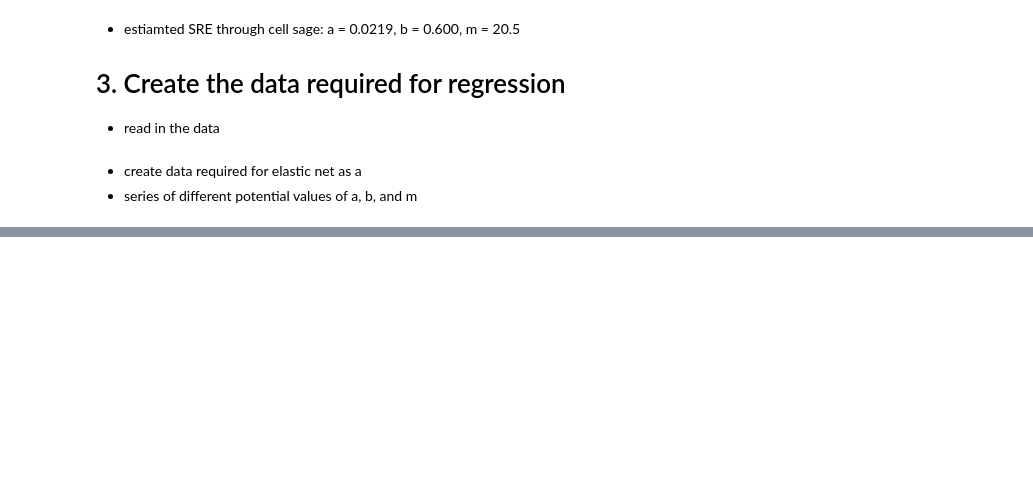
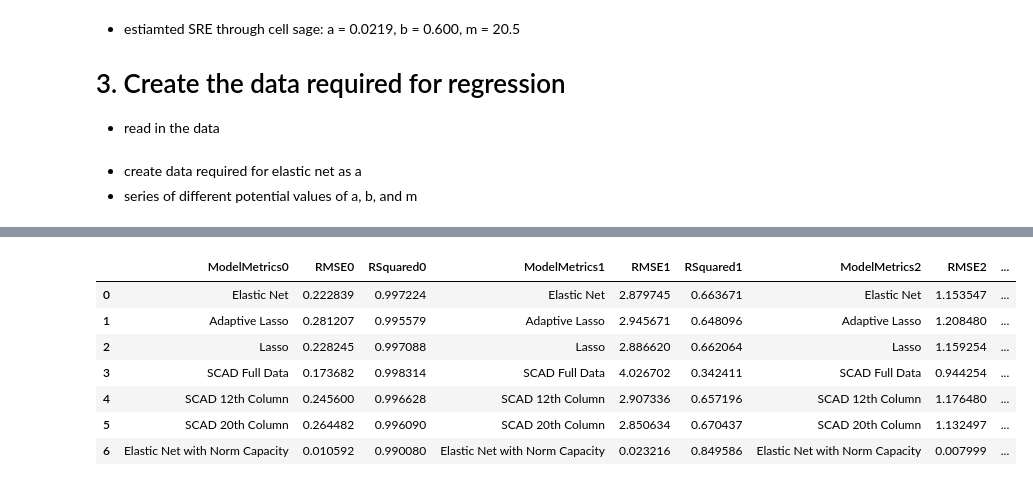
Before and after one commit to TravelReddy/SRE-Updates, a Jupyter notebook: SRE - R2Py- modeling Function.ipynb, the cells around one changed output, grey strips where cells are left out. Saved outputs shown, nothing was run; the diff lists cells and outputs as text; code cells hidden in the pictures; blank space fills up the shorter version.

```diff
--- a/SRE - R2Py- modeling Function.ipynb
+++ b/SRE - R2Py- modeling Function.ipynb
@@ -385,0 +350,11 @@ Starting the Regression Analysis with SCAD Regression for 30th Column
+# %%
+final_df
+# %% [output]
+|  | ModelMetrics0 | RMSE0 | RSquared0 | ModelMetrics1 | RMSE1 | RSquared1 | ModelMetrics2 | RMSE2 | ... |
+| 0 | Elastic Net | 0.222839 | 0.997224 | Elastic Net | 2.879745 | 0.663671 | Elastic Net | 1.153547 | ... |
+| 1 | Adaptive Lasso | 0.281207 | 0.995579 | Adaptive Lasso | 2.945671 | 0.648096 | Adaptive Lasso | 1.208480 | ... |
+| 2 | Lasso | 0.228245 | 0.997088 | Lasso | 2.886620 | 0.662064 | Lasso | 1.159254 | ... |
+| 3 | SCAD Full Data | 0.173682 | 0.998314 | SCAD Full Data | 4.026702 | 0.342411 | SCAD Full Data | 0.944254 | ... |
+| 4 | SCAD 12th Column | 0.245600 | 0.996628 | SCAD 12th Column | 2.907336 | 0.657196 | SCAD 12th Column | 1.176480 | ... |
+| 5 | SCAD 20th Column | 0.264482 | 0.996090 | SCAD 20th Column | 2.850634 | 0.670437 | SCAD 20th Column | 1.132497 | ... |
+| 6 | Elastic Net with Norm Capacity | 0.010592 | 0.990080 | Elastic Net with Norm Capacity | 0.023216 | 0.849586 | Elastic Net with Norm Capacity | 0.007999 | ... |
```
Also changed, not shown: parts of 13 cells of this notebook.
